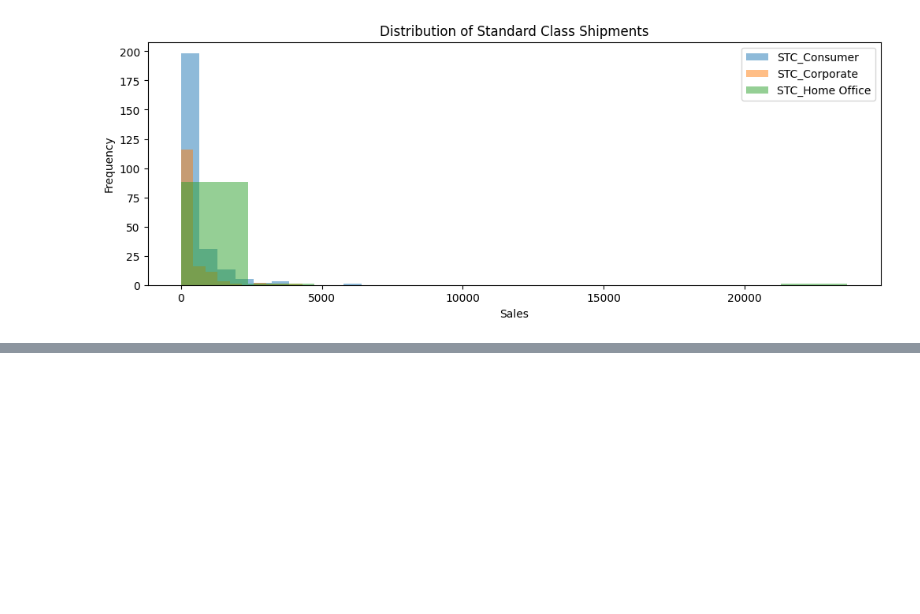
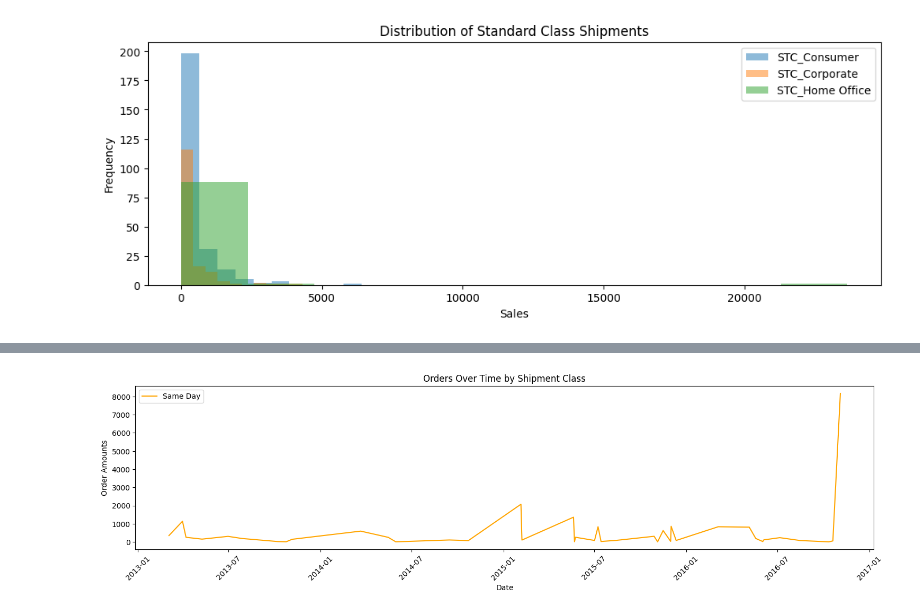
Before and after one commit to BaSalami01/Task---Quaterly-Sales, a Jupyter notebook: quaterly_sales.ipynb, the cells around one changed output, grey strips where cells are left out. Saved outputs shown, nothing was run; the diff lists cells and outputs as text; code cells hidden in the pictures; blank space fills up the shorter version.

```diff
--- a/quaterly_sales.ipynb
+++ b/quaterly_sales.ipynb
@@ -361 +372,23 @@ plt.show()
+# %%
+#dataframe for same day
+same_day_orders    = sales.iloc[:, 3:6].sum(axis=1)
+same_day_orders.name = 'Same Day Orders'
+same_day_df = same_day_orders.to_frame()
+
+#remove rows without any order/shipment
+same_day_df = same_day_df.loc[(same_day_df!=0).any(axis=1)]
+
+#line chart for same day
+plt.figure(figsize=(18, 4))
+plt.plot(same_day_df.index, same_day_df, color = 'orange', label='Same Day')
+
+plt.xlabel('Date')
+plt.ylabel('Order Amounts')
+plt.title('Orders Over Time by Shipment Class')
+plt.xticks(rotation=45)
+plt.legend()
+plt.savefig('Linechart_Sameday.png')
+plt.show()
+# %% [output]
+[figure, added]
 # %%
```
Also changed, not shown: parts of 33 cells of this notebook, 8 other files.
